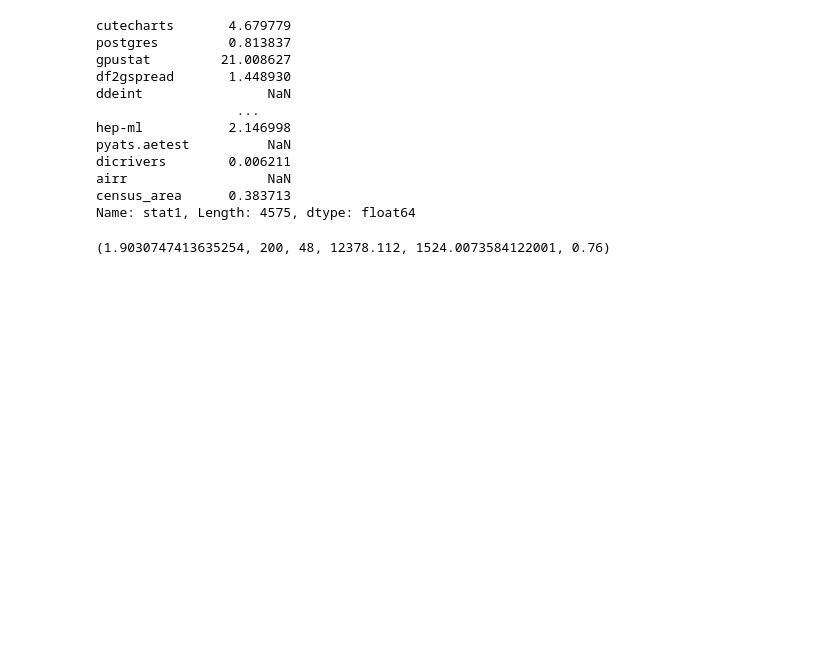
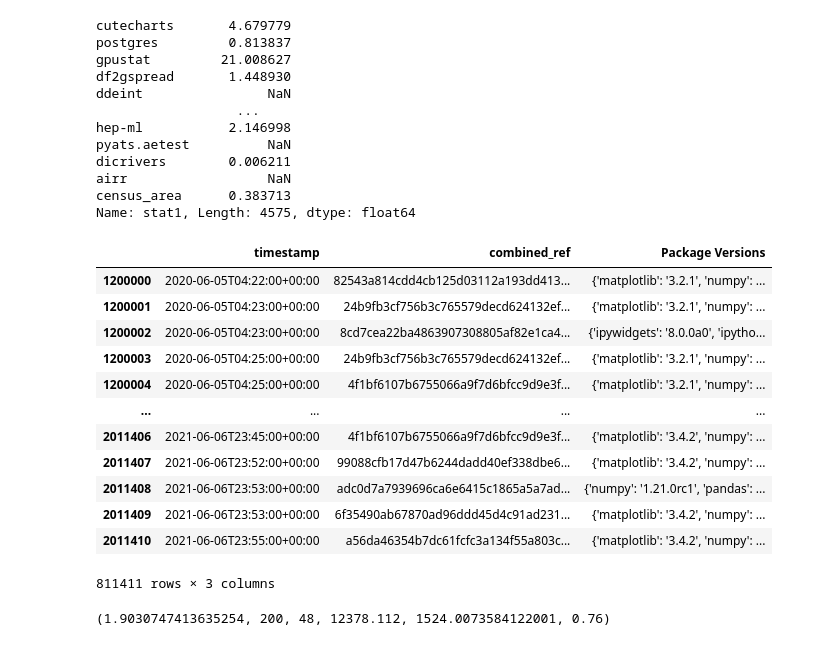
Before and after one commit to kevingao26/Binder-Logs, a Jupyter notebook: 6. The Models/Model Workspace.ipynb, the cells around one changed output. Saved outputs shown, nothing was run; the diff lists cells and outputs as text; code cells hidden in the pictures; blank space fills up the shorter version.

```diff
--- a/6. The Models/Model Workspace.ipynb
+++ b/6. The Models/Model Workspace.ipynb
@@ -758,6 +817,22 @@ dicrivers        0.006211
 airr                  NaN
 census_area      0.383713
 Name: stat1, Length: 4575, dtype: float64
+# %%
+launches_df[1200000:2011411]
+# %% [output]
+|  | timestamp | combined_ref | Package Versions |
+| 1200000 | 2020-06-05T04:22:00+00:00 | 82543a814cdd4cb125d03112a193dd413... | {'matplotlib': '3.2.1', 'numpy': ... |
+| 1200001 | 2020-06-05T04:23:00+00:00 | 24b9fb3cf756b3c765579decd624132ef... | {'matplotlib': '3.2.1', 'numpy': ... |
+| 1200002 | 2020-06-05T04:23:00+00:00 | 8cd7cea22ba4863907308805af82e1ca4... | {'ipywidgets': '8.0.0a0', 'ipytho... |
+| 1200003 | 2020-06-05T04:25:00+00:00 | 24b9fb3cf756b3c765579decd624132ef... | {'matplotlib': '3.2.1', 'numpy': ... |
+| 1200004 | 2020-06-05T04:25:00+00:00 | 4f1bf6107b6755066a9f7d6bfcc9d9e3f... | {'matplotlib': '3.2.1', 'numpy': ... |
+| ... | ... | ... | ... |
+| 2011406 | 2021-06-06T23:45:00+00:00 | 4f1bf6107b6755066a9f7d6bfcc9d9e3f... | {'matplotlib': '3.4.2', 'numpy': ... |
+| 2011407 | 2021-06-06T23:52:00+00:00 | 99088cfb17d47b6244dadd40ef338dbe6... | {'matplotlib': '3.4.2', 'numpy': ... |
+| 2011408 | 2021-06-06T23:53:00+00:00 | adc0d7a7939696ca6e6415c1865a5a7ad... | {'numpy': '1.21.0rc1', 'pandas': ... |
+| 2011409 | 2021-06-06T23:53:00+00:00 | 6f35490ab67870ad96ddd45d4c91ad231... | {'matplotlib': '3.4.2', 'numpy': ... |
+| 2011410 | 2021-06-06T23:55:00+00:00 | a56da46354b7dc61fcfc3a134f55a803c... | {'matplotlib': '3.4.2', 'numpy': ... |
+811411 rows × 3 columns
 # %%
 def MODEL_nl(kind, custom=None, constraints=[-1, -1, -1], versions=True, alpha=0.7, xtra_vers=False, xtra_stat1=False, xtra_dynamic=False):
 
```
Also changed, not shown: parts of 12 cells of this notebook, 3 other files.
